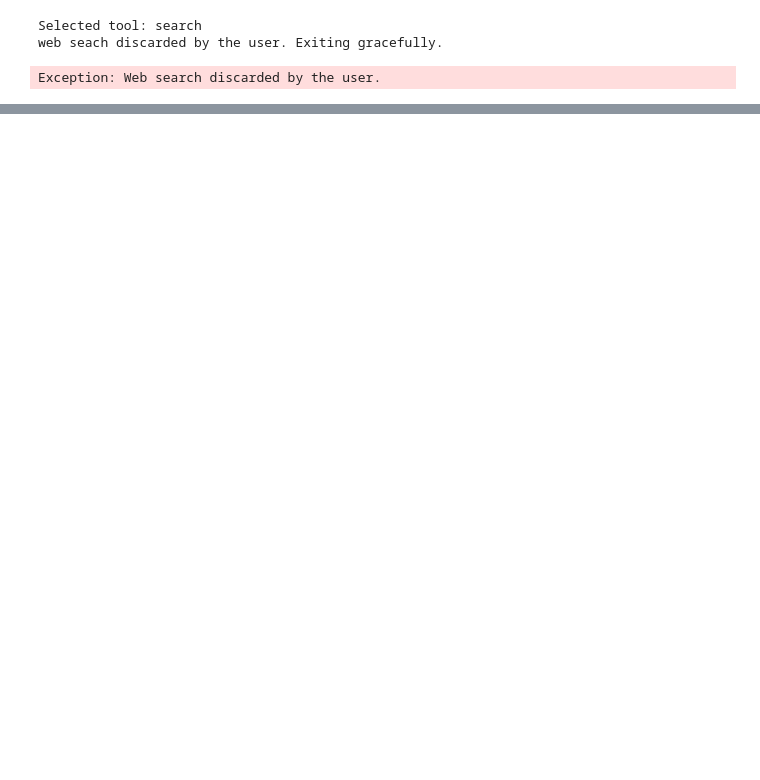
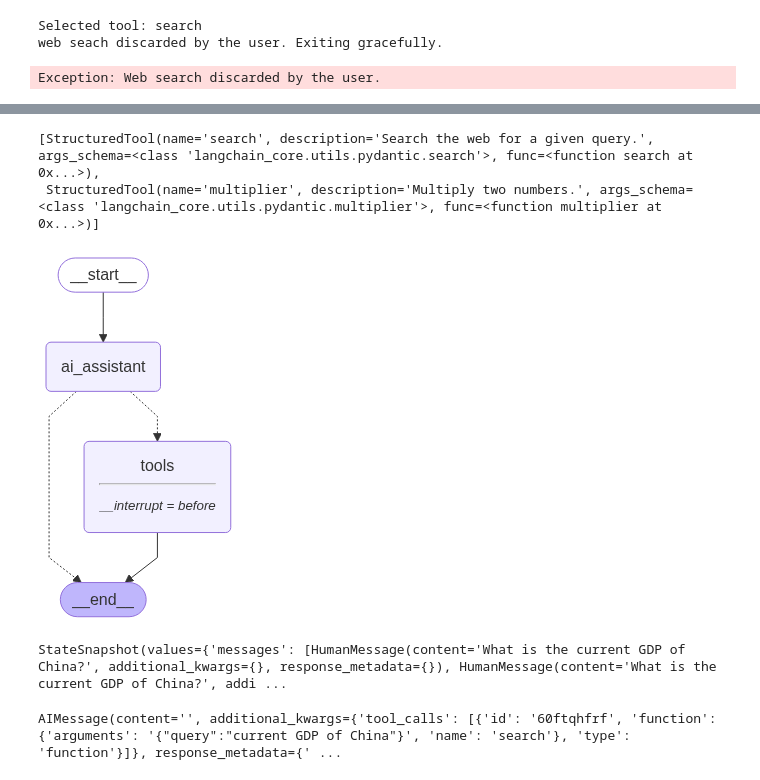
Before and after one commit to Mandal-21/GenAI, a Jupyter notebook: 3-LangGraph/9-HumanLoop.ipynb, the cells around one changed output, grey strips where cells are left out. Saved outputs shown, nothing was run; the diff lists cells and outputs as text; code cells hidden in the pictures; blank space fills up the shorter version.

Commit message:
Human Loop with Interruption inbuilt func

```diff
--- a/3-LangGraph/9-HumanLoop.ipynb
+++ b/3-LangGraph/9-HumanLoop.ipynb
@@ -147,0 +173,15 @@ Exception: Web search discarded by the user.
+# %%
+from langgraph.checkpoint.memory import MemorySaver
+
+memory = MemorySaver()
+# %%
+tools
+# %% [output]
+[StructuredTool(name='search', description='Search the web for a given query.', args_schema=<class 'langchain_core.utils.pydantic.search'>, func=<function search at 0x...>),
+ StructuredTool(name='multiplier', description='Multiply two numbers.', args_schema=<class 'langchain_core.utils.pydantic.multiplier'>, func=<function multiplier at 0x...>)]
+# %%
+llm_with_tools = llm.bind_tools(tools)
+# %%
+def ai_assistant(state: AgentState):
+    message = state["messages"]
+    return {"messages": [llm_with_tools.invoke(message)]}
@@ -147,0 +190,23 @@ Exception: Web search discarded by the user.
+# %%
+tool_node = ToolNode(tools)
+# %%
+workflow = StateGraph(AgentState)
+
+workflow.add_node("ai_assistant", ai_assistant)
+workflow.add_node("tools", tool_node)
+
+workflow.add_edge(START, "ai_assistant")
+workflow.add_conditional_edges(
+    "ai_assistant",
+    tools_condition
+)
+
+workflow.add_edge("ai_assistant", "tools")
+
+
+app = workflow.compile(checkpointer=memory, interrupt_before=["tools"])
+
+from IPython.display import display, Image
+display(Image(app.get_graph().draw_mermaid_png()))
+# %% [output]
+[figure, added]
@@ -147,0 +229,8 @@ Exception: Web search discarded by the user.
+# %%
+snapshot
+# %% [output]
+StateSnapshot(values={'messages': [HumanMessage(content='What is the current GDP of China?', additional_kwargs={}, response_metadata={}), HumanMessage(content='What is the current GDP of China?', addi ...
+# %%
+snapshot.values["messages"][-1]
+# %% [output]
+AIMessage(content='', additional_kwargs={'tool_calls': [{'id': '60ftqhfrf', 'function': {'arguments': '{"query":"current GDP of China"}', 'name': 'search'}, 'type': 'function'}]}, response_metadata={' ...
```
Also changed, not shown: parts of 22 cells of this notebook.
